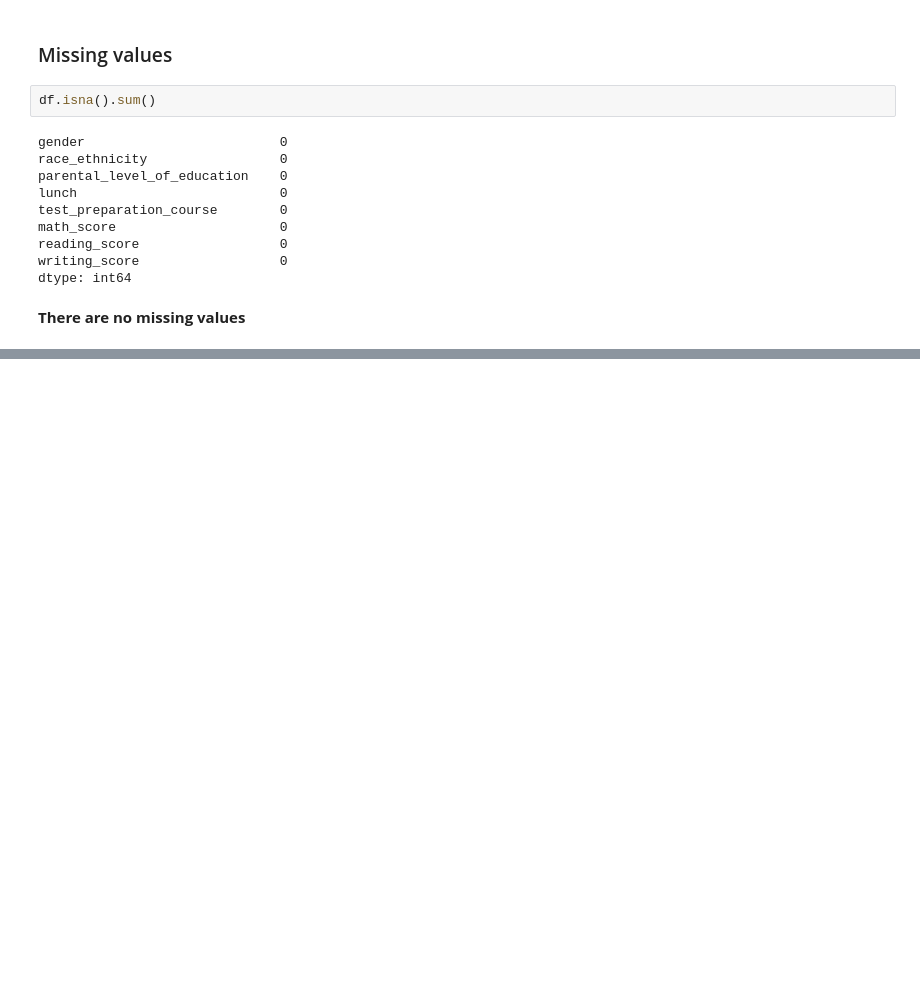
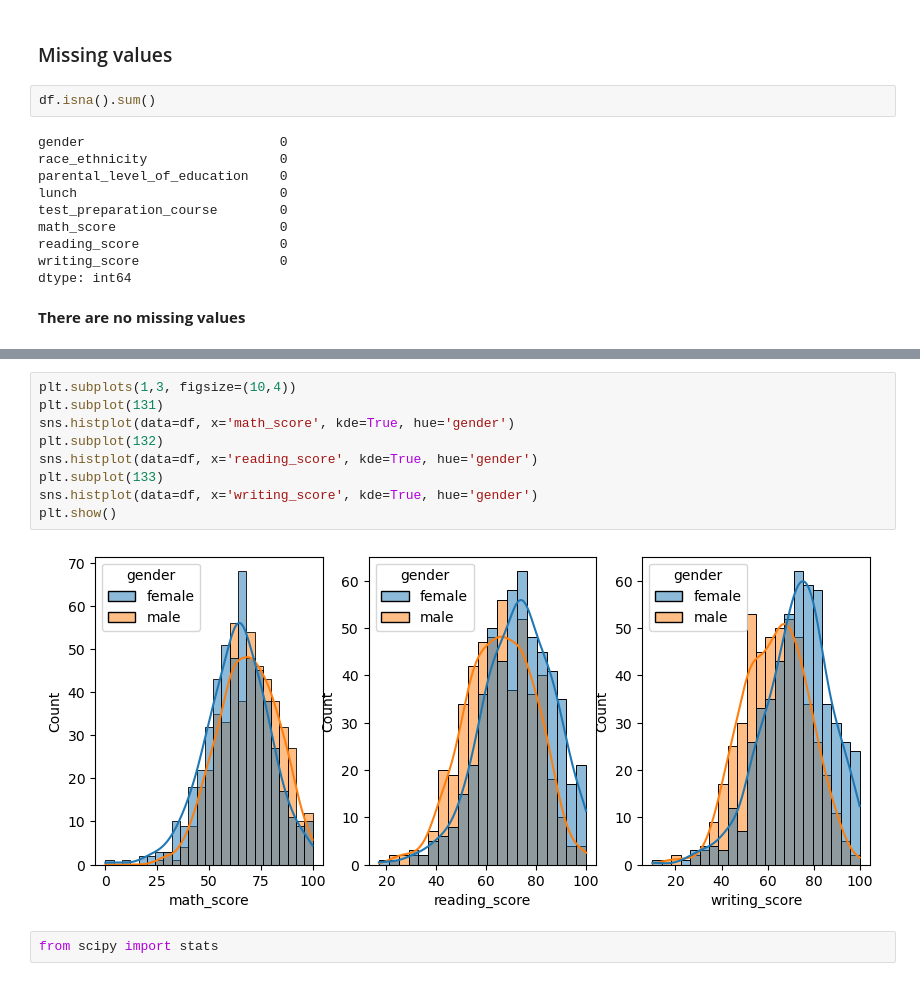
Before and after one commit to diogojfr/students-performance, a Jupyter notebook: notebook/Exploratory data analysis.ipynb, the cells around one changed output, grey strips where cells are left out. Cells and saved outputs as stored; diff of their text form; blank space fills up the shorter version.

```diff
--- a/notebook/Exploratory data analysis.ipynb
+++ b/notebook/Exploratory data analysis.ipynb
@@ -81,0 +221,13 @@ dtype: int64
+# %%
+plt.subplots(1,3, figsize=(10,4))
+plt.subplot(131)
+sns.histplot(data=df, x='math_score', kde=True, hue='gender')
+plt.subplot(132)
+sns.histplot(data=df, x='reading_score', kde=True, hue='gender')
+plt.subplot(133)
+sns.histplot(data=df, x='writing_score', kde=True, hue='gender')
+plt.show()
+# %% [output]
+[figure, added]
+# %%
+from scipy import stats
```
Also changed, not shown: parts of 29 cells of this notebook, 1 other file.
